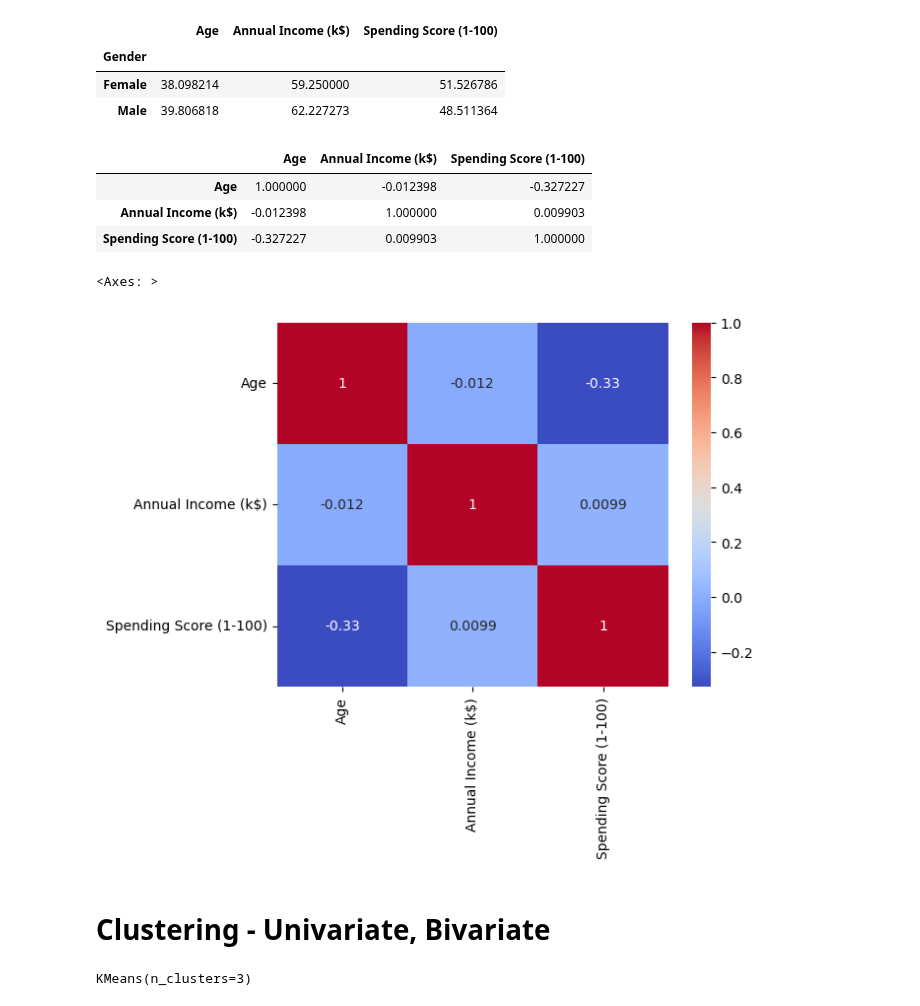
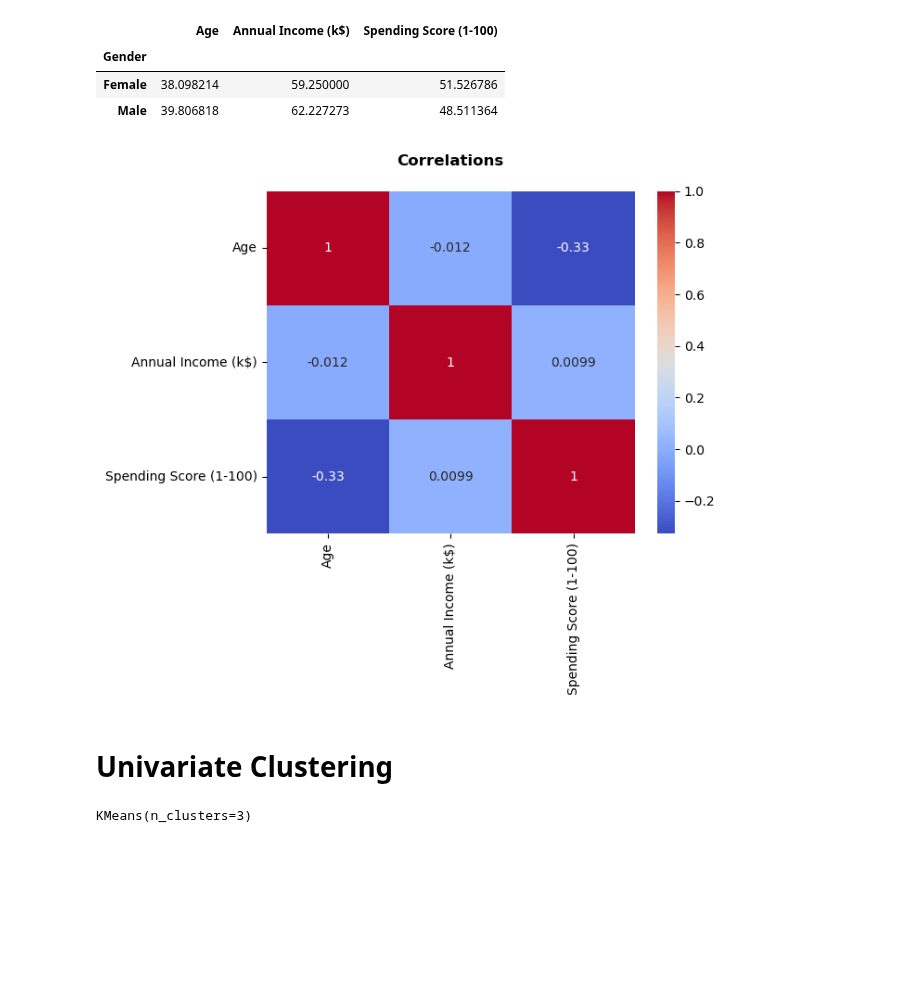
Before and after one commit to ErikBusk/MallCustomerSegmentation, a Jupyter notebook: Customer segmentation.ipynb, the cells around one changed output. Drawn from its saved outputs; the diff is of its cells as text; code cells hidden in the pictures; blank space fills up the shorter version.

```diff
--- a/Customer segmentation.ipynb
+++ b/Customer segmentation.ipynb
@@ -114,22 +128,17 @@ df.groupby(['Gender'])[['Age', 'Annual Income (k$)', 'Spending Score (1-100)']].
 | Gender |  |  |  |
 | Female | 38.098214 | 59.250000 | 51.526786 |
 | Male | 39.806818 | 62.227273 | 48.511364 |
-# %%
-# Calculate correlations between the columns
-df[['Age', 'Annual Income (k$)', 'Spending Score (1-100)']].corr()
-# %% [output]
-|  | Age | Annual Income (k$) | Spending Score (1-100) |
-| Age | 1.000000 | -0.012398 | -0.327227 |
-| Annual Income (k$) | -0.012398 | 1.000000 | 0.009903 |
-| Spending Score (1-100) | -0.327227 | 0.009903 | 1.000000 |
 # %%
 # Visualize correlations in heatmap
 sns.heatmap(df[['Age', 'Annual Income (k$)', 'Spending Score (1-100)']].corr(), annot=True, cmap='coolwarm')
+plt.title('Correlations', fontweight='bold', pad=20)
+
+plt.savefig('Images/correlations.png', dpi=300, bbox_inches='tight')
+plt.show()
 # %% [output]
-<Axes: >
-[figure, old version]
+[figure, new version]
 # %% [markdown]
-# Clustering - Univariate, Bivariate
+# Univariate Clustering
 # %%
 # Create a KMeans clustering model with 3 clusters (Based on elbow method, see further down)
 clustering1 = KMeans(n_clusters=3)
```
Also changed, not shown: parts of 19 cells of this notebook, 14 other files.
